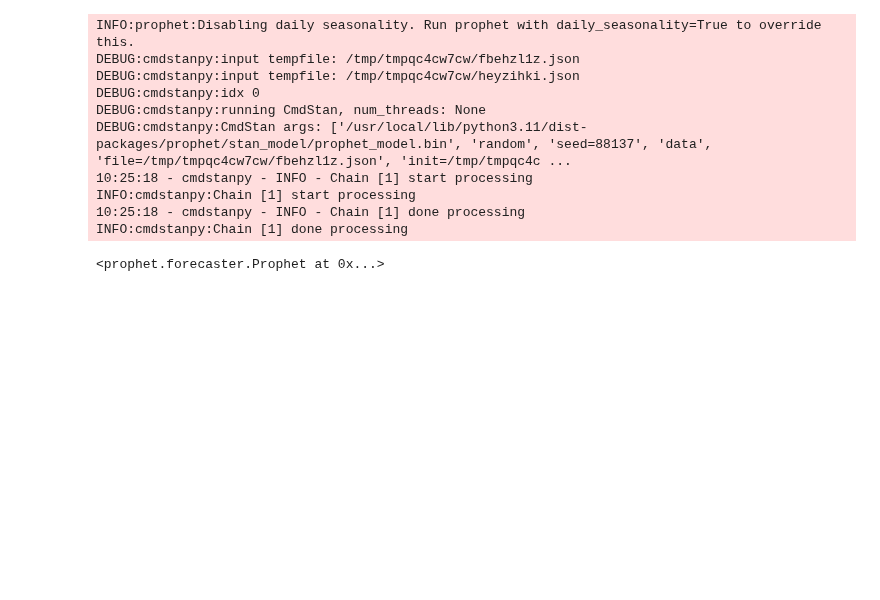
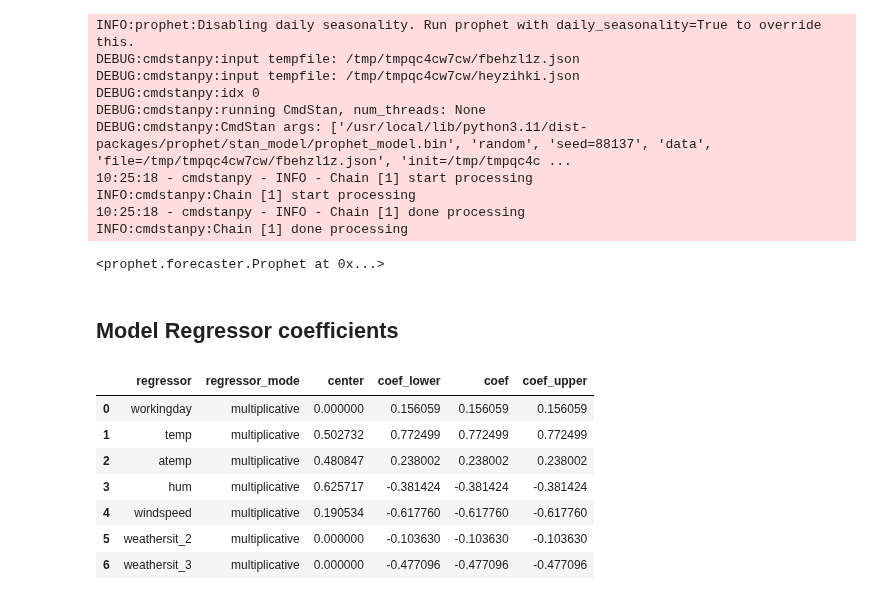
Before and after one commit to rizaho/ml_for_financial_analysis, a Jupyter notebook: 201_4_FACEBOOK_PROPHET.ipynb, the cells around one changed output. Saved outputs shown, nothing was run; the diff lists cells and outputs as text; code cells hidden in the pictures; blank space fills up the shorter version.

```diff
--- a/201_4_FACEBOOK_PROPHET.ipynb
+++ b/201_4_FACEBOOK_PROPHET.ipynb
@@ -384,3 +388,17 @@ INFO:cmdstanpy:Chain [1] start processing
 10:25:18 - cmdstanpy - INFO - Chain [1] done processing
 INFO:cmdstanpy:Chain [1] done processing
 <prophet.forecaster.Prophet at 0x...>
+# %% [markdown]
+## Model Regressor coefficients
+# %%
+# print regressor coefficients
+regressor_coefficients(m)
+# %% [output]
+|  | regressor | regressor_mode | center | coef_lower | coef | coef_upper |
+| 0 | workingday | multiplicative | 0.000000 | 0.156059 | 0.156059 | 0.156059 |
+| 1 | temp | multiplicative | 0.502732 | 0.772499 | 0.772499 | 0.772499 |
+| 2 | atemp | multiplicative | 0.480847 | 0.238002 | 0.238002 | 0.238002 |
+| 3 | hum | multiplicative | 0.625717 | -0.381424 | -0.381424 | -0.381424 |
+| 4 | windspeed | multiplicative | 0.190534 | -0.617760 | -0.617760 | -0.617760 |
+| 5 | weathersit_2 | multiplicative | 0.000000 | -0.103630 | -0.103630 | -0.103630 |
+| 6 | weathersit_3 | multiplicative | 0.000000 | -0.477096 | -0.477096 | -0.477096 |
```
Also changed, not shown: parts of 1 cell of this notebook.
